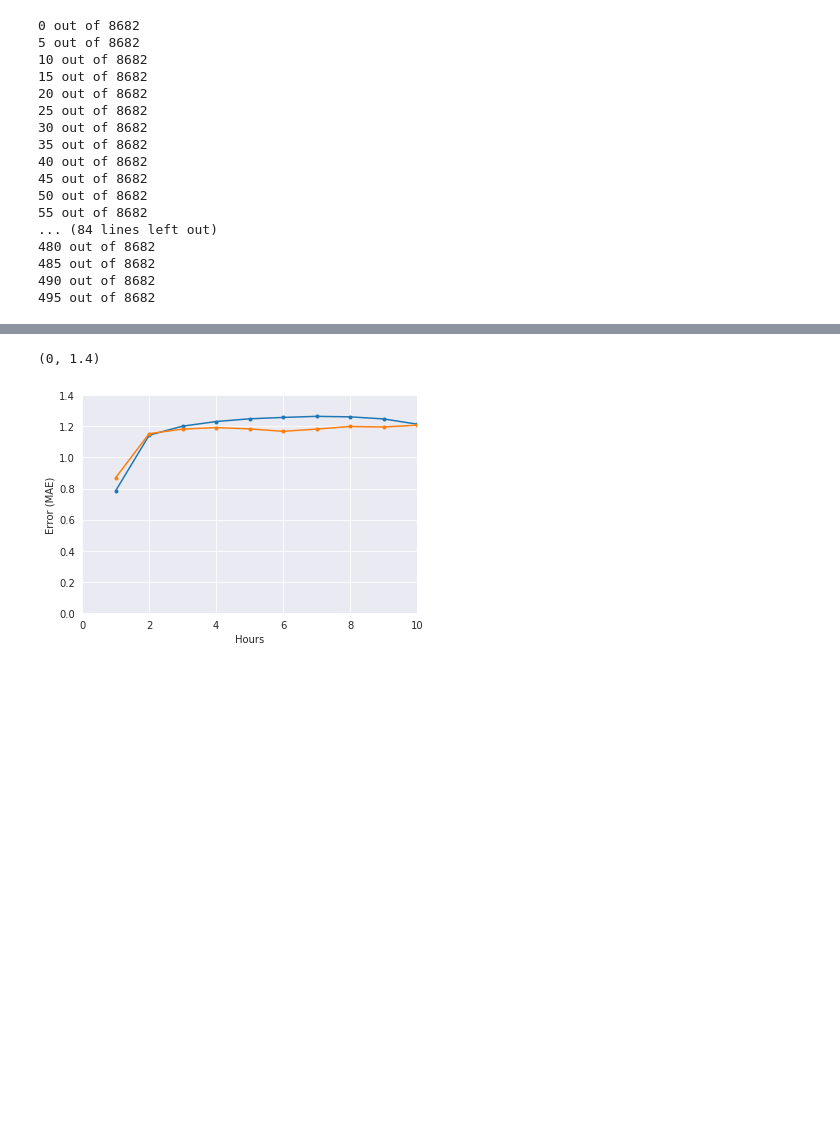
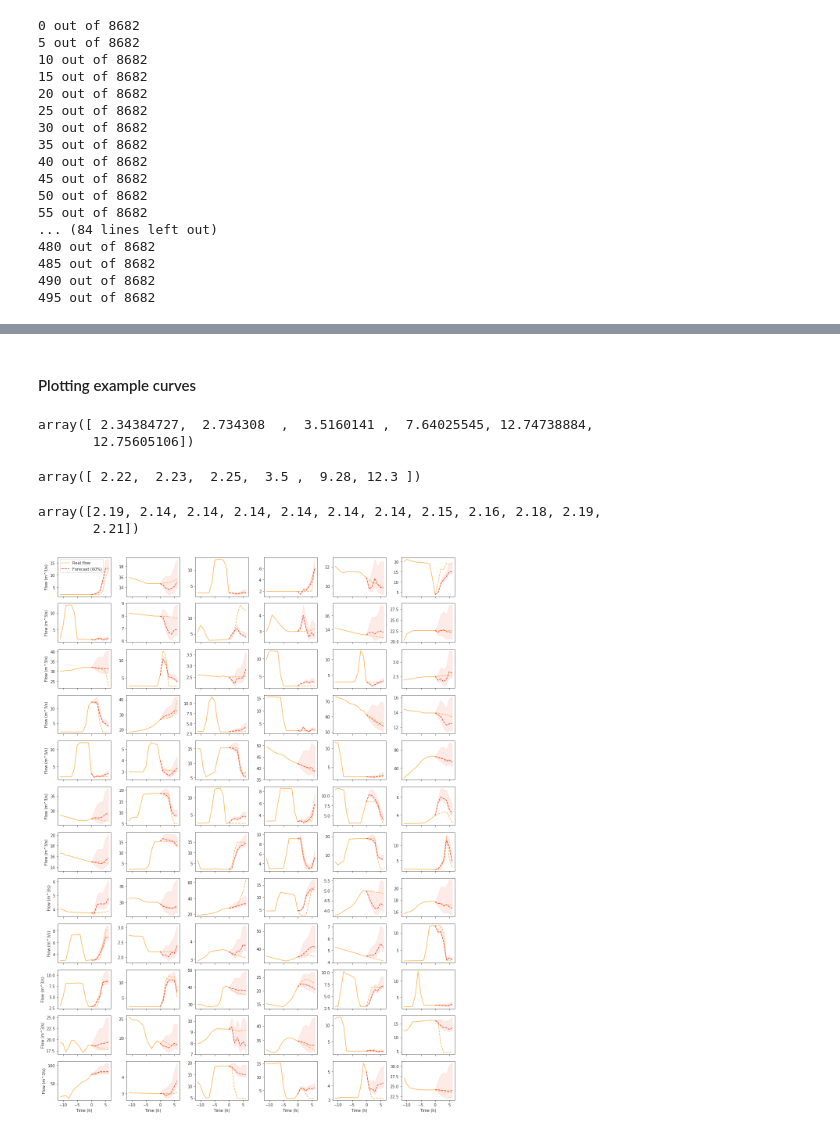
Before and after one commit to maxnolte/river_forecast, a Jupyter notebook: jupyter-notebooks/model-testing.ipynb, the cells around one changed output, grey strips where cells are left out. Drawn from its saved outputs; the diff is of its cells as text; code cells hidden in the pictures; blank space fills up the shorter version.

```diff
--- a/jupyter-notebooks/model-testing.ipynb
+++ b/jupyter-notebooks/model-testing.ipynb
@@ -139,11 +137,45 @@ maes_diff = np.mean(np.abs(np.diff(forecasts, axis=1) - np.diff(real_values[np.n
-# %%
-fig, ax = plt.subplots()
-ax.plot(np.arange(forecast_length) + 1, maes_diff[0], marker='.', label='naive')
-ax.plot(np.arange(forecast_length) + 1, maes_diff[1], marker='.', label='SARIMAX')
-ax.set_ylabel('Error (MAE)')
-ax.set_xlabel('Hours')
-ax.set_xlim([0, 10])
-ax.set_ylim([0, 1.4])
-# %% [output]
-(0, 1.4)
-[figure, removed]
+# %% [markdown]
+#### Plotting example curves
+# %%
+forecasts[4, 0, :]
+# %% [output]
+array([ 2.34384727,  2.734308  ,  3.5160141 ,  7.64025545, 12.74738884,
+       12.75605106])
+# %%
+real_values[0]
+# %% [output]
+array([ 2.22,  2.23,  2.25,  3.5 ,  9.28, 12.3 ])
+# %%
+real_recent_flows[0]
+# %% [output]
+array([2.19, 2.14, 2.14, 2.14, 2.14, 2.14, 2.14, 2.15, 2.16, 2.18, 2.19,
+       2.21])
+# %%
+sns.set_style('ticks')
+
+errors = forecasts[4, :, :] / real_values[:, :]
+
+negative_ci = np.insert(np.percentile(errors, 20, axis=0), 0, 1)
+positive_ci = np.insert(np.percentile(errors, 80, axis=0), 0, 1)
+
+fig, axs = plt.subplots(12, 6, figsize=(15, 20), sharex=True)
+colors = ['#feb24c','#f03b20']
+for i, ax in enumerate(axs.flatten()):
+    last_value = real_recent_flows[i, -1]
+    ax.plot(np.arange(-11, 1), real_recent_flows[i, :], color=colors[0])
+    ax.plot(np.arange(0, 7), np.insert(real_values[i, :], 0, last_value), color=colors[0], linestyle='--', label='Real flow')
+
+    pred = np.insert(forecasts[4, i, :], 0, last_value)
+    ax.plot(np.arange(0, 7), pred, color=colors[1], linestyle='--', label='Forecast (60%)')
+
+    ax.fill_between(np.arange(0, 7), pred * negative_ci , pred * positive_ci, color=colors[1],
+                   alpha=0.1)
+
+for ax in axs[-1, :]:
+    ax.set_xlabel('Time (h)')
+for ax in axs[:, 0]:
+    ax.set_ylabel('Flow (m^3/s)')
+axs[0, 0].legend()
+plt.tight_layout()
+# %% [output]
+[figure, added]
```
Also changed, not shown: parts of 16 cells of this notebook.
